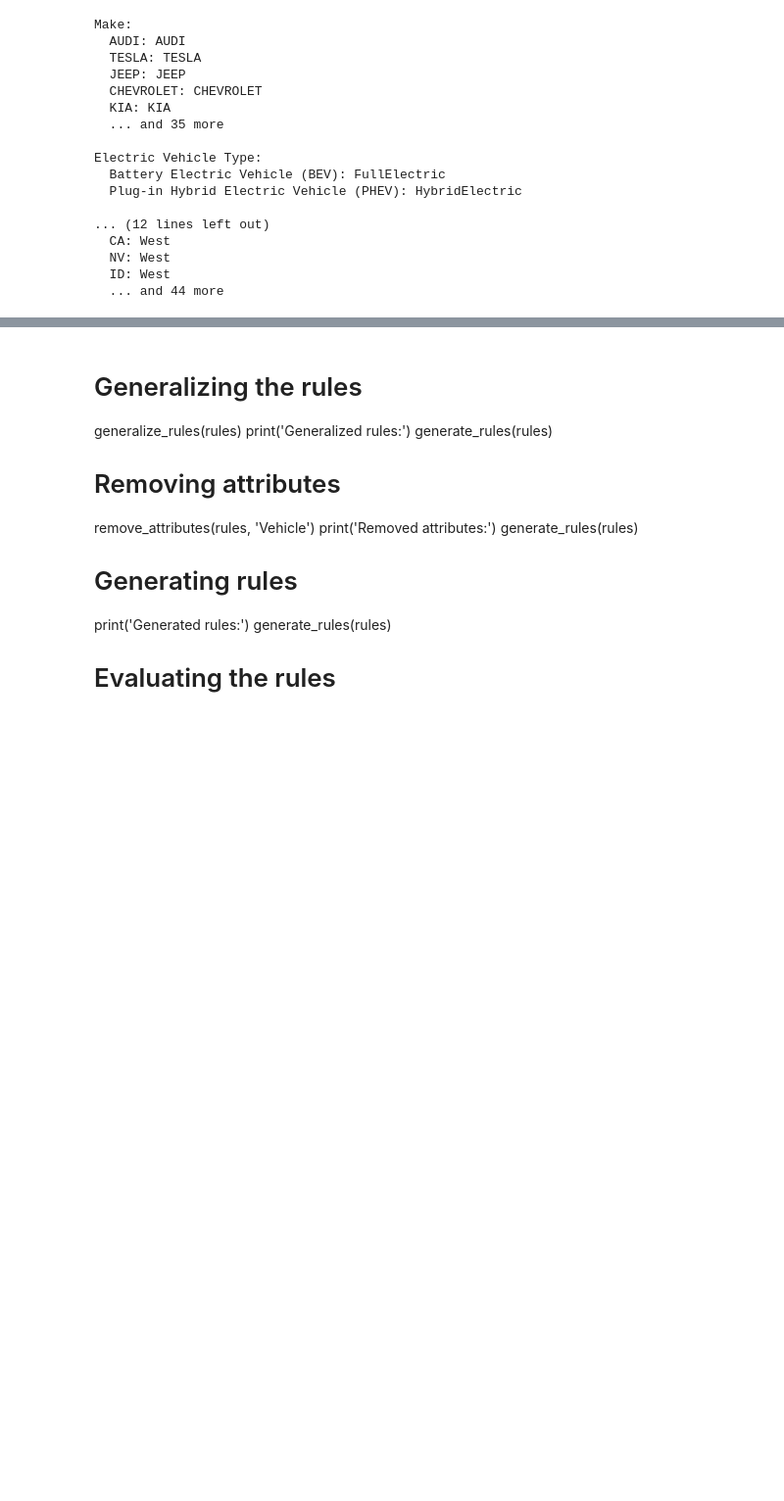
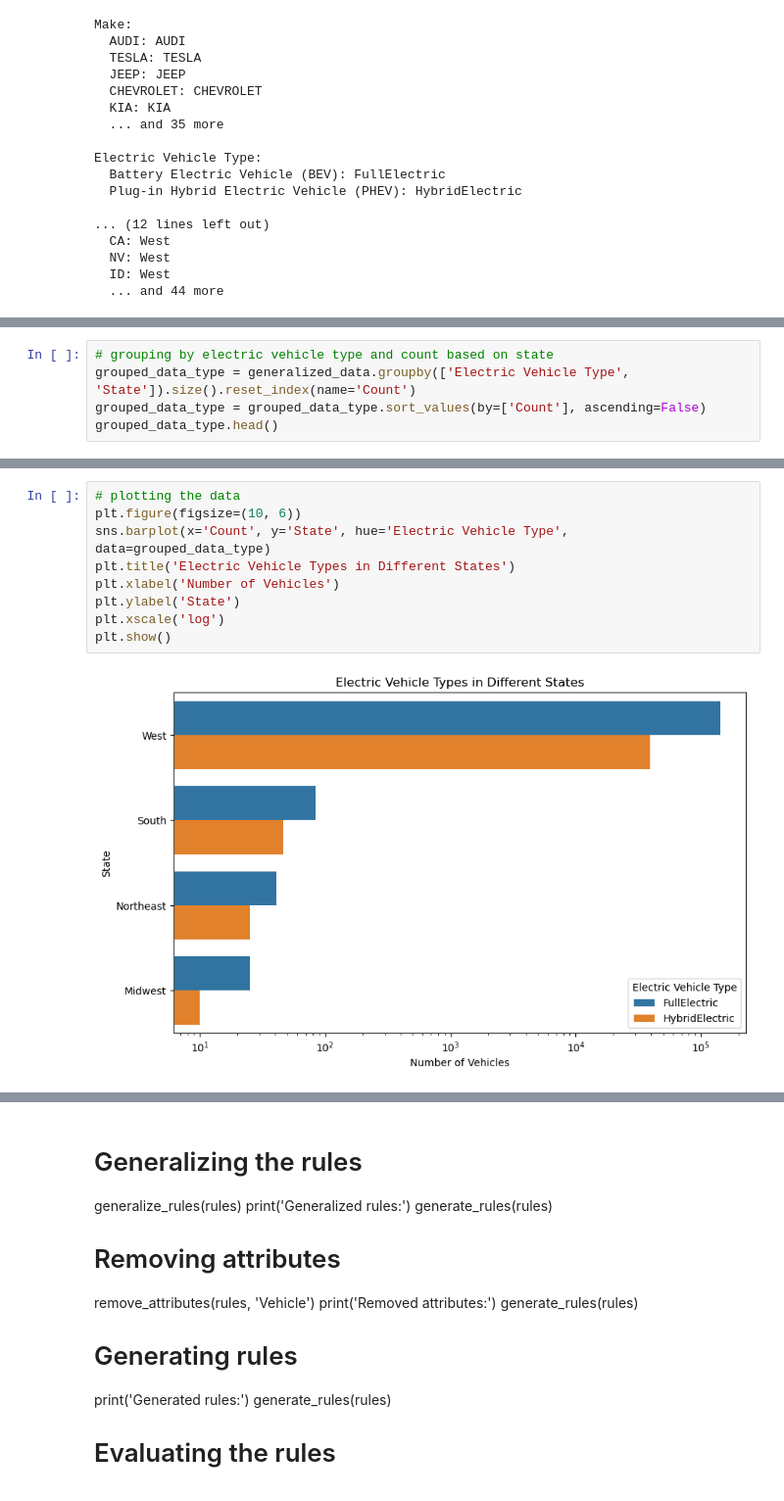
Before and after one commit to arghyawning/data-analytics-1-assignments, a Jupyter notebook: a2/assignment2 51/assignment2 51.ipynb, the cells around one changed output, grey strips where cells are left out. Shown at 98% size. Drawn from its saved outputs; the diff is of its cells as text; blank space fills up the shorter version.

```diff
--- a/a2/assignment2 51/assignment2 51.ipynb
+++ b/a2/assignment2 51/assignment2 51.ipynb
@@ -118,0 +159,5 @@ Electric Vehicle Type:
+# %%
+# grouping by electric vehicle type and count based on state
+grouped_data_type = generalized_data.groupby(['Electric Vehicle Type', 'State']).size().reset_index(name='Count')
+grouped_data_type = grouped_data_type.sort_values(by=['Count'], ascending=False)
+grouped_data_type.head()
@@ -118,0 +171,11 @@ Electric Vehicle Type:
+# %%
+# plotting the data
+plt.figure(figsize=(10, 6))
+sns.barplot(x='Count', y='State', hue='Electric Vehicle Type', data=grouped_data_type)
+plt.title('Electric Vehicle Types in Different States')
+plt.xlabel('Number of Vehicles')
+plt.ylabel('State')
+plt.xscale('log')
+plt.show()
+# %% [output]
+[figure, added]
```
Also changed, not shown: parts of 21 cells of this notebook.
